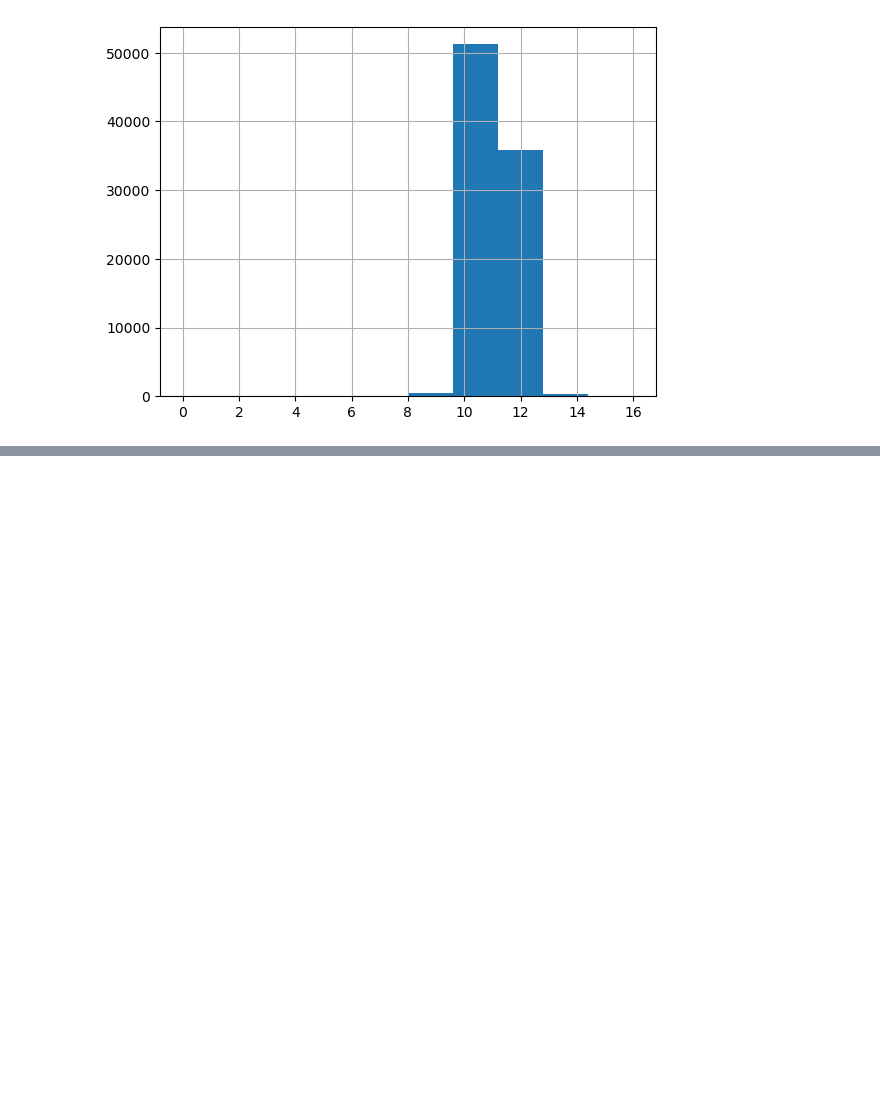
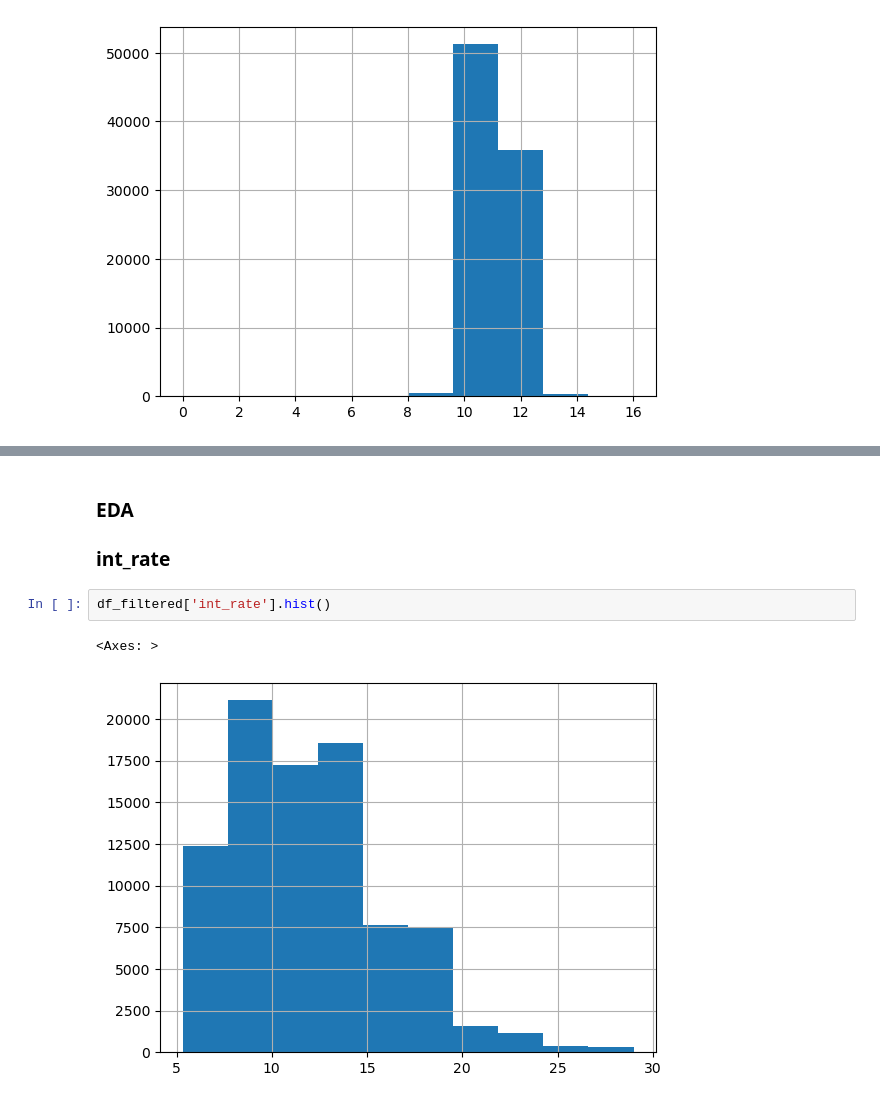
Before and after one commit to Rujuta-133/fintech-risk-scoring, a Jupyter notebook: notebooks/01_data_overview.ipynb, the cells around one changed output, grey strips where cells are left out. Saved outputs shown, nothing was run; the diff lists cells and outputs as text; blank space fills up the shorter version.

```diff
--- a/notebooks/01_data_overview.ipynb
+++ b/notebooks/01_data_overview.ipynb
@@ -371,0 +390,8 @@ df_filtered['log_annual_inc'].hist()
+# %% [markdown]
+### EDA
+### int_rate
+# %%
+df_filtered['int_rate'].hist()
+# %% [output]
+<Axes: >
+[figure, added]
```
Also changed, not shown: parts of 4 cells of this notebook.
